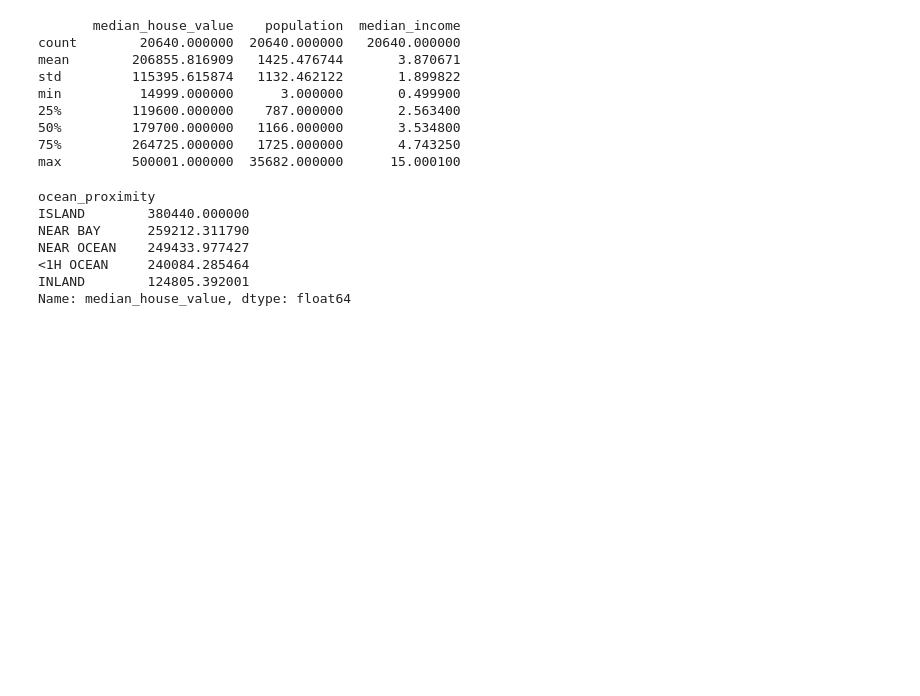
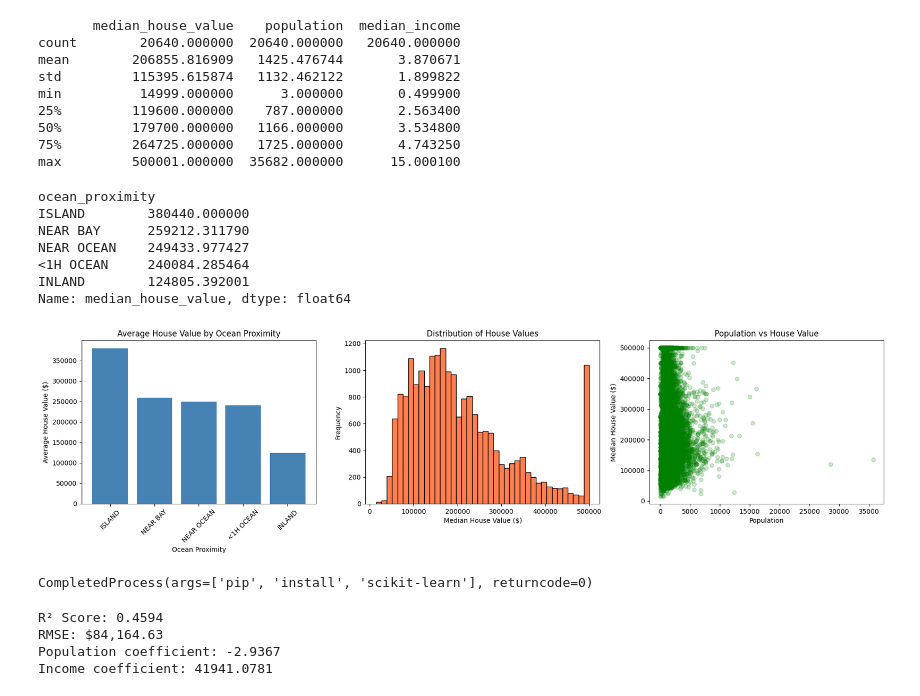
Before and after one commit to curbybair/housing-price-analysis, a Jupyter notebook: housing_analysis.ipynb, the cells around one changed output. Cells and saved outputs as stored; diff of their text form; code cells hidden in the pictures; blank space fills up the shorter version.

```diff
--- a/housing_analysis.ipynb
+++ b/housing_analysis.ipynb
@@ -64,3 +64,61 @@ NEAR OCEAN    249433.977427
 <1H OCEAN     240084.285464
 INLAND        124805.392001
 Name: median_house_value, dtype: float64
+# %%
+import matplotlib.pyplot as plt
+
+fig, axes = plt.subplots(1, 3, figsize=(18, 5))
+
+# Bar plot: Average house value by ocean proximity
+ocean_avg = df.groupby('ocean_proximity')['median_house_value'].mean().sort_values(ascending=False)
+axes[0].bar(ocean_avg.index, ocean_avg.values, color='steelblue')
+axes[0].set_title('Average House Value by Ocean Proximity')
+axes[0].set_xlabel('Ocean Proximity')
+axes[0].set_ylabel('Average House Value ($)')
+axes[0].tick_params(axis='x', rotation=45)
+
+# Histogram: Distribution of house values
+axes[1].hist(df['median_house_value'], bins=40, color='coral', edgecolor='black')
+axes[1].set_title('Distribution of House Values')
+axes[1].set_xlabel('Median House Value ($)')
+axes[1].set_ylabel('Frequency')
+
+# Scatter plot: Population vs House Value
+axes[2].scatter(df['population'], df['median_house_value'], alpha=0.2, color='green')
+axes[2].set_title('Population vs House Value')
+axes[2].set_xlabel('Population')
+axes[2].set_ylabel('Median House Value ($)')
+
+plt.tight_layout()
+plt.show()
+# %% [output]
+[figure, added]
+# %%
+import subprocess
+subprocess.run(['pip', 'install', 'scikit-learn'])
+# %% [output]
+CompletedProcess(args=['pip', 'install', 'scikit-learn'], returncode=0)
+# %%
+from sklearn.linear_model import LinearRegression
+from sklearn.model_selection import train_test_split
+from sklearn.metrics import mean_squared_error, r2_score
+import numpy as np
+
+X = df[['population', 'median_income']]
+y = df['median_house_value']
+
+X_train, X_test, y_train, y_test = train_test_split(X, y, test_size=0.2, random_state=42)
+
+model = LinearRegression()
+model.fit(X_train, y_train)
+y_pred = model.predict(X_test)
+
+print(f'R² Score: {r2_score(y_test, y_pred):.4f}')
+print(f'RMSE: ${np.sqrt(mean_squared_error(y_test, y_pred)):,.2f}')
+print(f'Population coefficient: {model.coef_[0]:.4f}')
+print(f'Income coefficient: {model.coef_[1]:.4f}')
+# %% [output]
+R² Score: 0.4594
+RMSE: $84,164.63
+Population coefficient: -2.9367
+Income coefficient: 41941.0781
```
Also changed, not shown: parts of 1 cell of this notebook.
